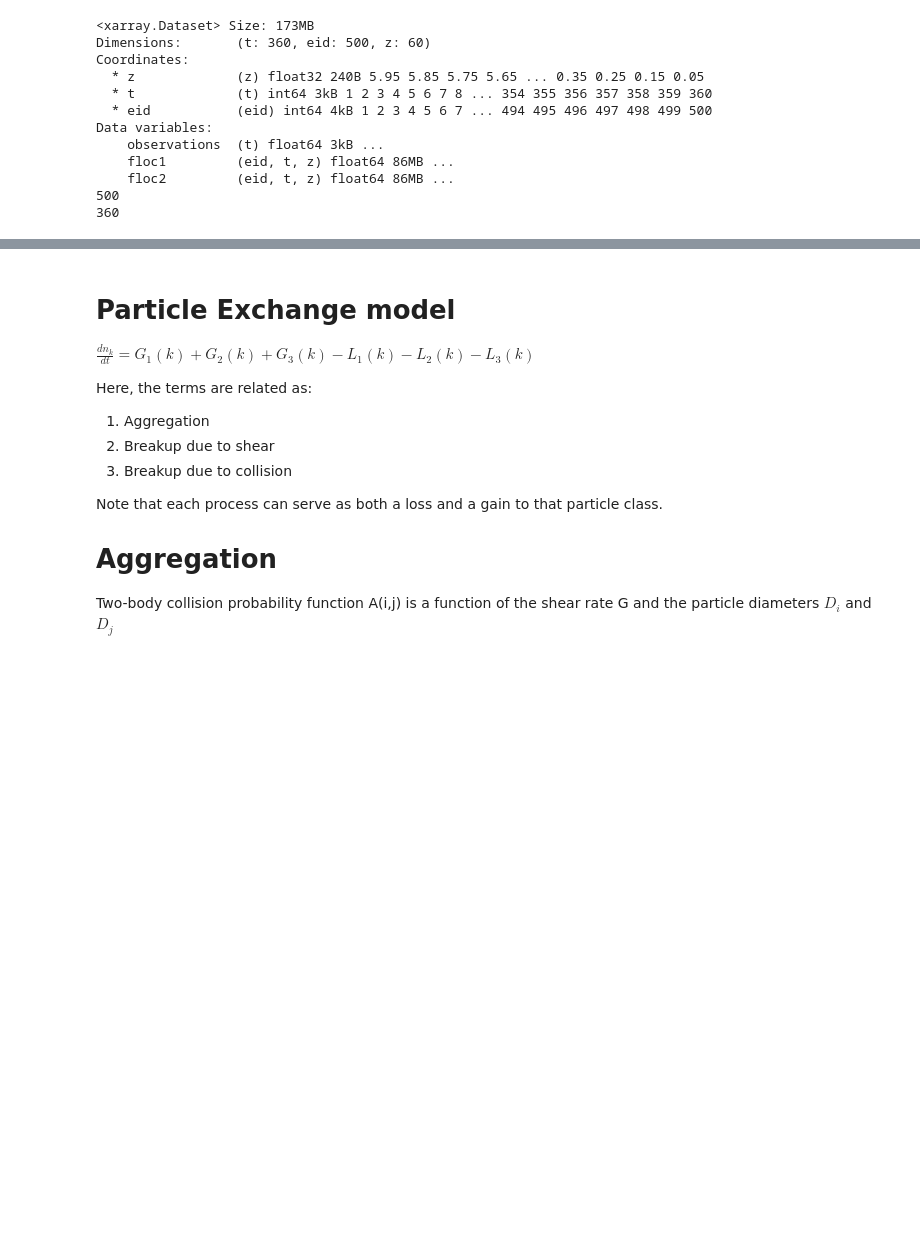
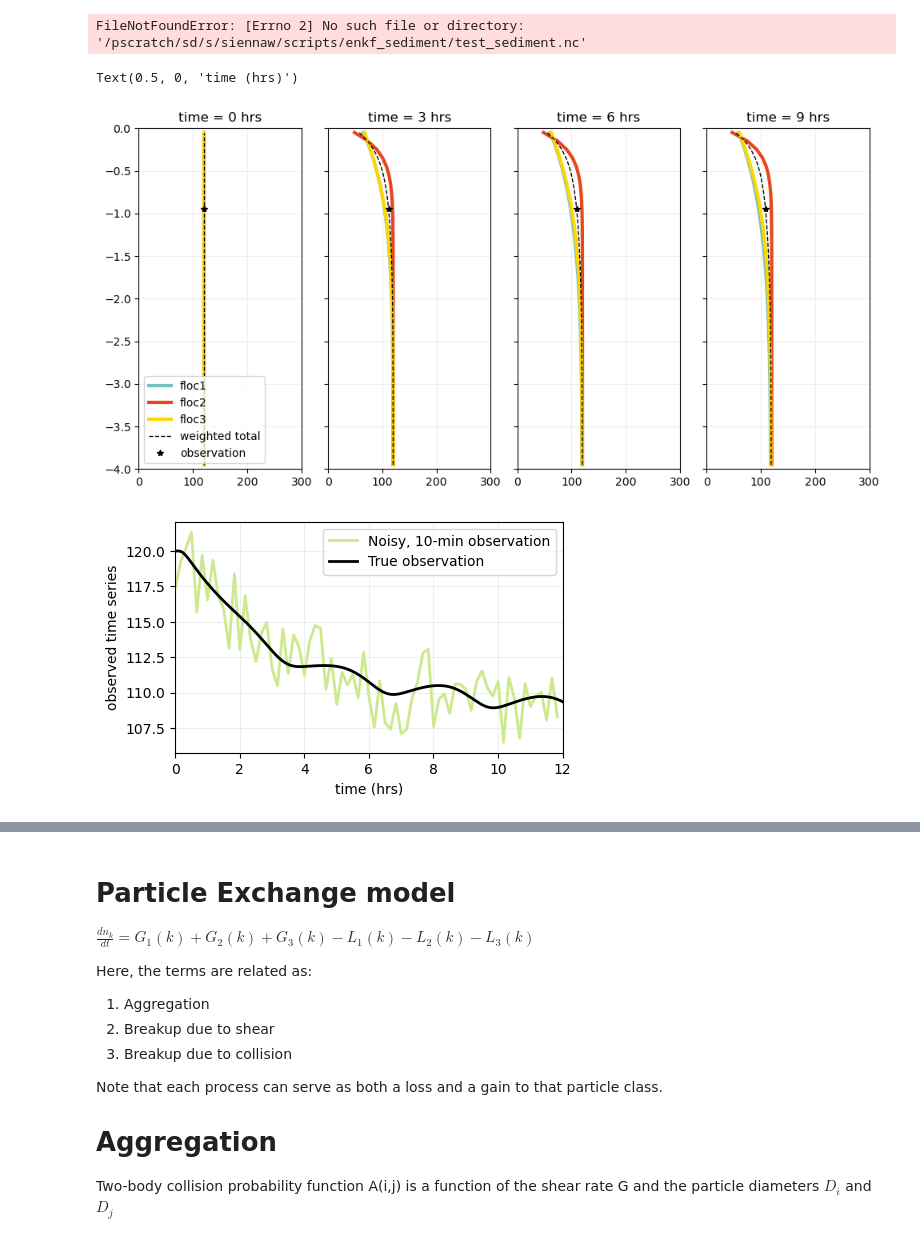
Before and after one commit to sienna-white/enkf_sediment, a Jupyter notebook: experimenting_sed.ipynb, the cells around one changed output, grey strips where cells are left out. Saved outputs shown, nothing was run; the diff lists cells and outputs as text; code cells hidden in the pictures; blank space fills up the shorter version.

```diff
--- a/experimenting_sed.ipynb
+++ b/experimenting_sed.ipynb
@@ -7,19 +7,8 @@ ds = xr.open_dataset("test_sediment.nc", decode_timedelta=False)
 print(ds)
 
 nt = ds.dims['t']
-eid = ds.dims['eid']
-print(eid)
+EID = ds.dims['eid']
+print(EID)
 print(nt)
 # %% [output]
-<xarray.Dataset> Size: 173MB
-Dimensions:       (t: 360, eid: 500, z: 60)
-Coordinates:
-  * z             (z) float32 240B 5.95 5.85 5.75 5.65 ... 0.35 0.25 0.15 0.05
-  * t             (t) int64 3kB 1 2 3 4 5 6 7 8 ... 354 355 356 357 358 359 360
-  * eid           (eid) int64 4kB 1 2 3 4 5 6 7 ... 494 495 496 497 498 499 500
-Data variables:
-    observations  (t) float64 3kB ...
-    floc1         (eid, t, z) float64 86MB ...
-    floc2         (eid, t, z) float64 86MB ...
-500
-360
+FileNotFoundError: [Errno 2] No such file or directory: '/pscratch/sd/s/siennaw/scripts/enkf_sediment/test_sediment.nc'
@@ -25,0 +19,46 @@ Data variables:
+# %%
+import matplotlib.pyplot as plt
+import numpy as np
+nobs = 30
+truth = xr.open_dataset("ground_truth_sediment.nc", decode_timedelta=False)
+# truth = truth.isel(eid=0)
+nt = truth.dims['t']
+
+fig, axs = plt.subplots(nrows=1, ncols=4, figsize=(10, 5), sharex=True, sharey=True)
+for i, TIME in enumerate(range(0, nt, nt//4)):
+    average1 = truth['floc1'].isel(t=TIME)
+    axs[i].plot(average1, -truth['z'], color="#76C1C3", alpha=1, linewidth=3, label="floc1")
+    average2 = truth['floc2'].isel(t=TIME)
+    axs[i].plot(average2, -truth['z'], color="#E8461C", alpha=1, linewidth=3, label="floc2")
+    average3 = truth['floc3'].isel(t=TIME)
+    axs[i].plot(average3, -truth['z'], color="#FFD700", alpha=1, linewidth=3, label="floc3" )
+    axs[i].set_title("time = %d hrs" % (TIME/360))
+
+    total = 0.2*average1 + 0.5*average2 + 0.3*average3
+    axs[i].plot(total, -truth['z'], '--', color="black", alpha=1, linewidth=1, label="weighted total")
+    axs[i].plot(total[nobs], -truth['z'][nobs], '*', color="black", alpha=1, linewidth=1, label="observation")
+
+    axs[i].set_xlim(0, 300)
+    axs[i].set_ylim(-4, 0)
+    axs[i].grid(alpha=0.2)
+
+axs[0].legend(loc = "lower left")
+
+plt.tight_layout()
+
+fig = plt.figure(figsize=(5, 3))
+ax = plt.gca()
+noisy = truth['observation'] + 6*(np.random.rand(nt) - 0.5)
+ax.plot(truth['t'][::60]/360, noisy[::60], color="#CCEA8D", alpha=1, linewidth=2, label="Noisy, 10-min observation")
+ax.plot(truth['t']/360, truth['observation'], color="black", alpha=1, linewidth=2, label="True observation")
+ax.legend()
+
+
+ax.set_xlim(0, 12)
+ax.grid(alpha=0.2)
+ax.set_ylabel("observed time series")
+ax.set_xlabel("time (hrs)")
+# %% [output]
+Text(0.5, 0, 'time (hrs)')
+[figure, added]
+[figure, added]
```
Also changed, not shown: parts of 6 cells of this notebook, 4 other files.
